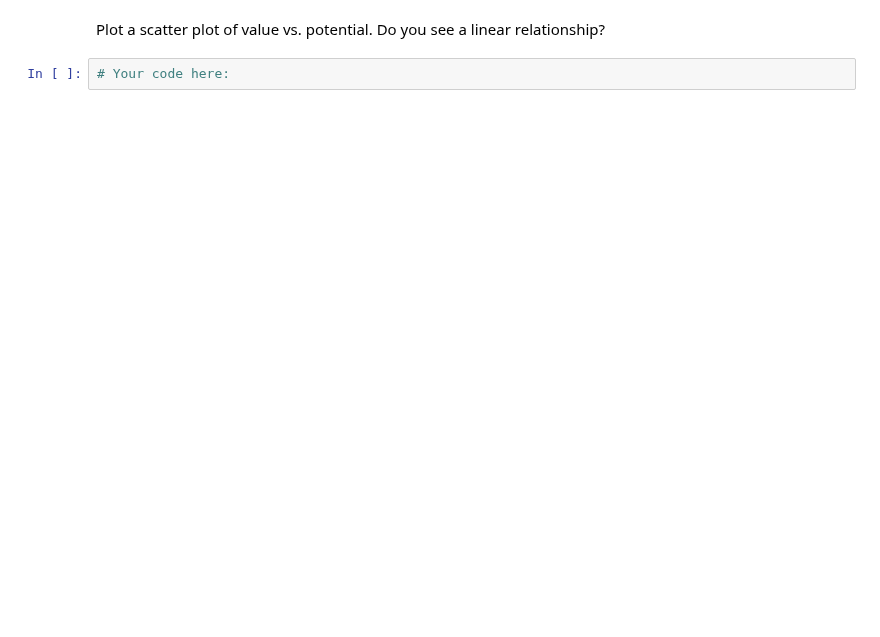
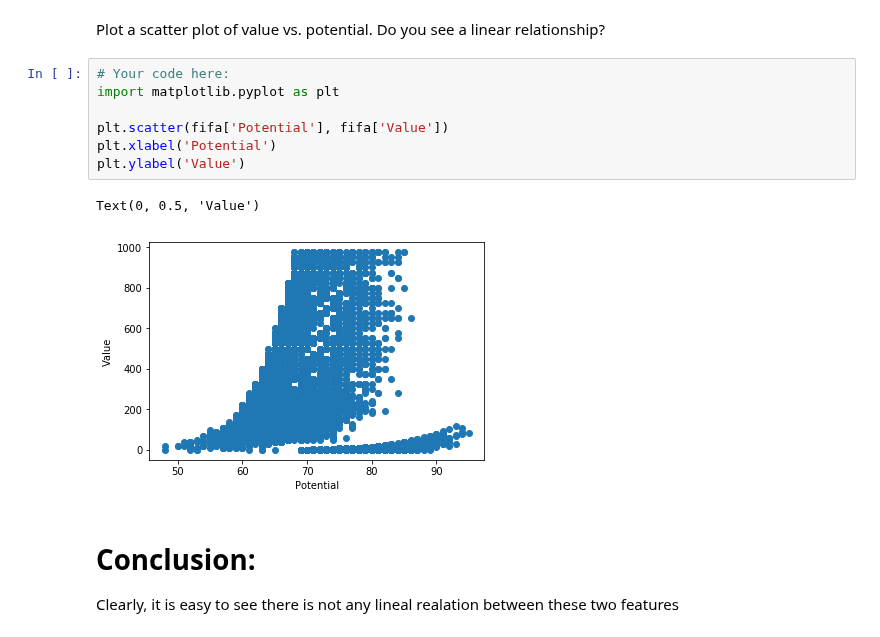
Before and after one commit to davidlafuentem/data-labs, a Jupyter notebook: module-2/lab-correlation-tests-with-scipy/your-code/main.ipynb, the cells around one changed output. Cells and saved outputs as stored; diff of their text form; blank space fills up the shorter version.

```diff
--- a/module-2/lab-correlation-tests-with-scipy/your-code/main.ipynb
+++ b/module-2/lab-correlation-tests-with-scipy/your-code/main.ipynb
@@ -113,4 +201,15 @@ Report your findings from the model summary. In particular, report about the mod
 # %% [markdown]
 Plot a scatter plot of value vs. potential. Do you see a linear relationship?
-# %%
-# Your code here:
+# %%
+# Your code here:
+import matplotlib.pyplot as plt
+
+plt.scatter(fifa['Potential'], fifa['Value'])
+plt.xlabel('Potential')
+plt.ylabel('Value')
+# %% [output]
+Text(0, 0.5, 'Value')
+[figure, added]
+# %% [markdown]
+# Conclusion:
+Clearly, it is easy to see there is not any lineal realation between these two features
```
Also changed, not shown: parts of 14 cells of this notebook.
